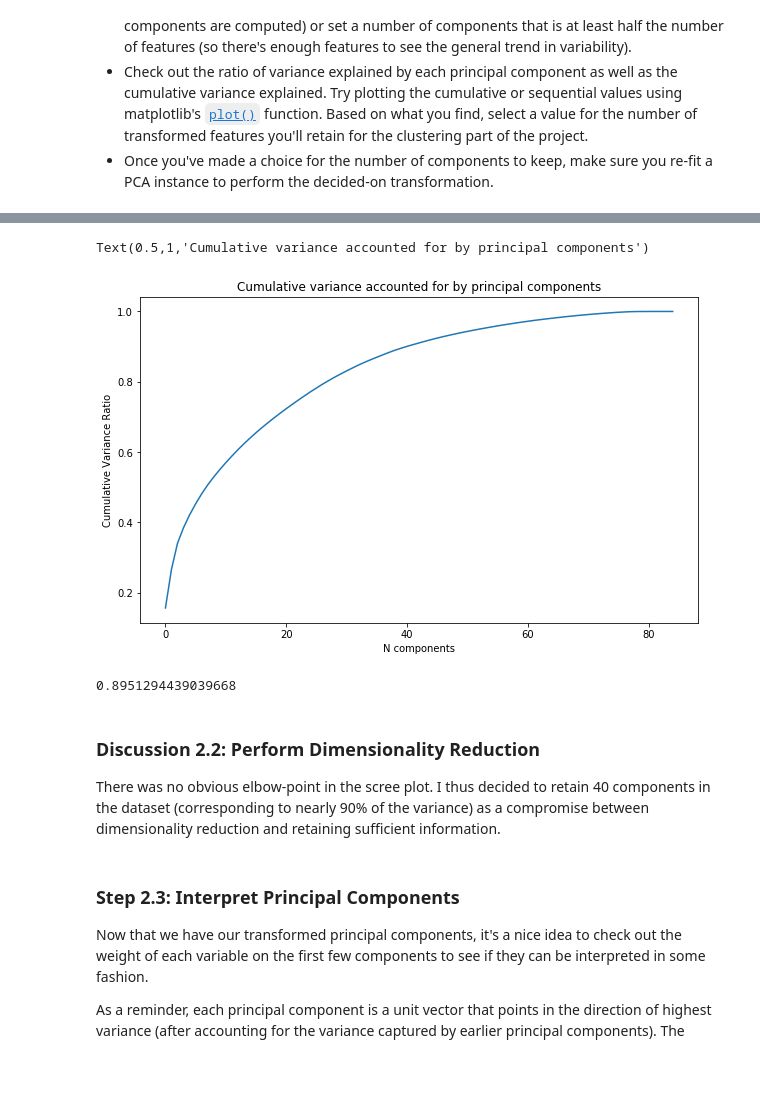
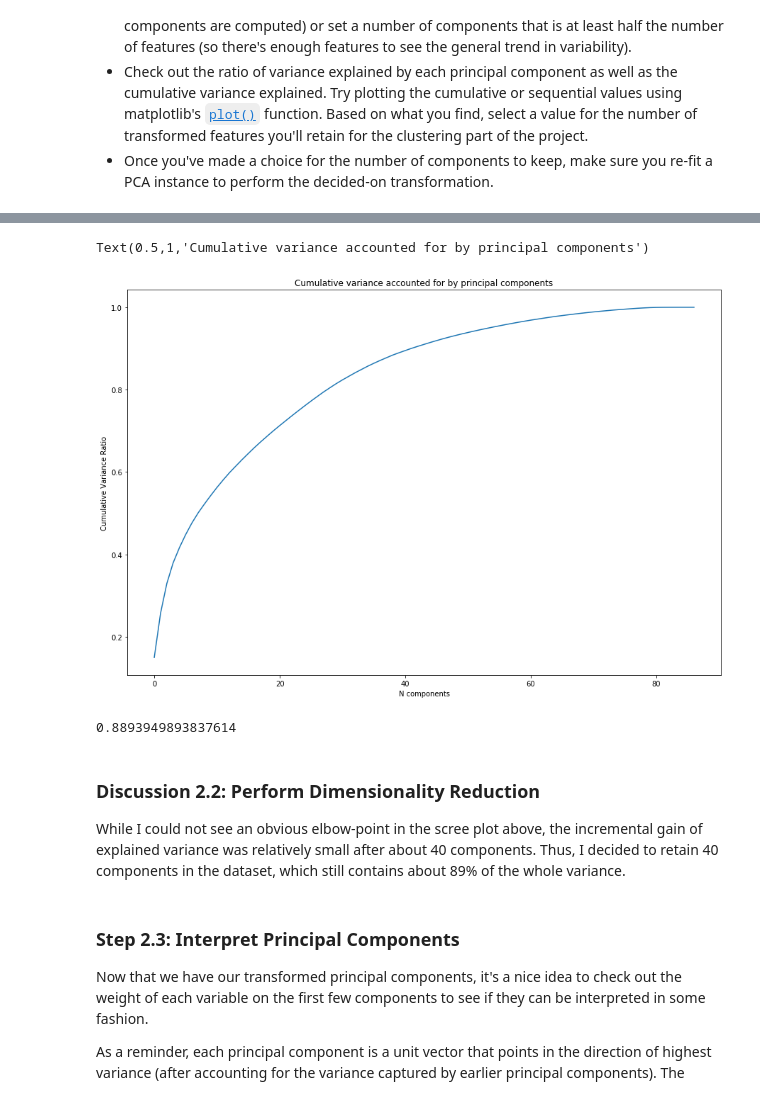
Before and after one commit to felixsc1/UdacityNanoDegree, a Jupyter notebook: customer_segments/Identify_Customer_Segments.ipynb, the cells around one changed output, grey strips where cells are left out. Drawn from its saved outputs; the diff is of its cells as text; code cells hidden in the pictures; blank space fills up the shorter version.

```diff
--- a/customer_segments/Identify_Customer_Segments.ipynb
+++ b/customer_segments/Identify_Customer_Segments.ipynb
@@ -200,12 +196,3 @@ feat_info = feat_info[feat_info['attribute'].isin(['AGER_TYP', 'KK_KUNDENTYP', '
-# %%
-# Remove the outlier columns from the dataset. (You'll perform other data
-# engineering tasks such as re-encoding and imputation later.)
-
-azdias.drop(['AGER_TYP', 'KK_KUNDENTYP', 'GEBURTSJAHR'], axis=1, inplace=True)
-
-
-# I realized later that I also need the cleaned version of feat_info:
-# feat_info = feat_info[feat_info['attribute'].isin(['AGER_TYP', 'KK_KUNDENTYP', 'GEBURTSJAHR']) == False]
 # %% [markdown]
 #### Discussion 1.1.2: Assess Missing Data in Each Column
 
@@ -471,11 +463,6 @@ data_categorical['PLZ8_BAUMAX'].unique()
 array([nan, '1.0', '2.0', '4.0', '5.0', '3.0'], dtype=object)
 # %%
 # Engineering remaining features
-
-business = {0:np.nan, 1:0, 2:0, 3:0, 4:0, 5:1}
-data_categorical['KBA05_BAUMAX_business'] = data_categorical['KBA05_BAUMAX'].replace(business)
-nans = {0:np.nan, 5:np.nan}
-data_categorical['KBA05_BAUMAX'].replace(nans, inplace=True)
 
 # binary variable: 0 = family home,  1 = business
 business = {1:0, 2:0, 3:0, 4:0, 5:1}
@@ -560,6 +547,10 @@ def clean_data(df, feat_info):
     # Put in code here to execute all main cleaning steps:
 
     # convert missing value codes into NaNs, ...
+    df.fillna(value=9999, inplace=True)
+    for column in df:
+        df[column] = pd.to_numeric(df[column], downcast='integer', errors='ignore')
+
     error_list=feat_info['missing_or_unknown'].str.strip('[]')
     error_list2=error_list.str.split(',')
 
@@ -567,15 +558,21 @@ def clean_data(df, feat_info):
         findthis = error_list2[i]
         onecolumn = df.iloc[:,i].astype(np.str)
         onecolumn.replace(findthis, value=np.nan, inplace=True)
-        onecolumn.replace('nan', value=np.nan, inplace=True)
+        onecolumn.replace(np.str(9999), value=np.nan, inplace=True)
         df[df.columns[i]] = onecolumn
 
     # remove selected columns and rows, ...
 
     # 1. Columns with too many NaNs
-    columns_to_remove=['AGER_TYP', 'KK_KUNDENTYP', 'GEBURTSJAHR']
-    df.drop(columns_to_remove, axis=1, inplace=True)
-    for column in columns_to_remove:
+    columnns_to_drop = ['TITEL_KZ',
+                    'AGER_TYP',
+                    'KK_KUNDENTYP',
+                    'KBA05_BAUMAX',
+                    'GEBURTSJAHR',
+                    'ALTER_HH']
+
+    df.drop(columnns_to_drop, axis=1, inplace=True)
+    for column in columnns_to_drop:
         feat_info = feat_info[~feat_info['attribute'].isin([column])]
 
 
@@ -636,14 +633,9 @@ def clean_data(df, feat_info):
     df['CAMEO_INTL_2015_life_stage'] = life_stage
     del df[remove]
 
-    business = {0:np.nan, 1:0, 2:0, 3:0, 4:0, 5:1}
-    df['KBA05_BAUMAX_business'] = df['KBA05_BAUMAX'].replace(business)
-    nans = {0:np.nan, 5:np.nan}
-
     business = {1:0, 2:0, 3:0, 4:0, 5:1}
     df['PLZ8_BAUMAX_business'] = df['PLZ8_BAUMAX'].replace(business)
     nans = {5:np.nan}
-    df['KBA05_BAUMAX'].replace(nans, inplace=True)
     df['PLZ8_BAUMAX'].replace(nans, inplace=True)
 
     # Return the cleaned dataframe.
@@ -756,30 +747,30 @@ Text(0.5,1,'Variance accounted for by each principal component')
 # %%
 # using a scree plot to decide how many components to keep
 
 ind = np.arange(len(pca_population.explained_variance_ratio_))
 vals = np.cumsum(pca_population.explained_variance_ratio_)
 
-fig = plt.figure(figsize=(10,6))
+fig = plt.figure(figsize=(15,10))
 plt.plot(ind, vals)
 plt.xlabel('N components')
 plt.ylabel('Cumulative Variance Ratio')
 plt.title("Cumulative variance accounted for by principal components")
 # %% [output]
 Text(0.5,1,'Cumulative variance accounted for by principal components')
-[figure, old version]
+[figure, new version]
 # %%
 # Re-apply PCA to the data while selecting for number of components to retain.
 n_components = 40
-pca_population = PCA(n_components)
-pca_population.fit(azdias_scaled)
-print(sum(pca_population.explained_variance_ratio_[0:n_components]))
-population_reduced = pca_population.fit_transform(azdias_scaled)
+pca_azdias = PCA(n_components)
+pca_azdias.fit(azdias_scaled)
+print(sum(pca_azdias.explained_variance_ratio_[0:n_components]))
+azdias_reduced = pca_azdias.fit_transform(azdias_scaled)
 # %% [output]
-0.8951294439039668
+0.8893949893837614
 # %% [markdown]
 ### Discussion 2.2: Perform Dimensionality Reduction
 
-There was no obvious elbow-point in the scree plot. I thus decided to retain 40 components in the dataset (corresponding to nearly 90% of the variance) as a compromise between dimensionality reduction and retaining sufficient information.
+While I could not see an obvious elbow-point in the scree plot above, the incremental gain of explained variance was relatively small after about 40 components. Thus, I decided to retain 40 components in the dataset, which still contains about 89% of the whole variance.
 # %% [markdown]
 ### Step 2.3: Interpret Principal Components
 
```
Also changed, not shown: parts of 43 cells of this notebook, 1 other file.
